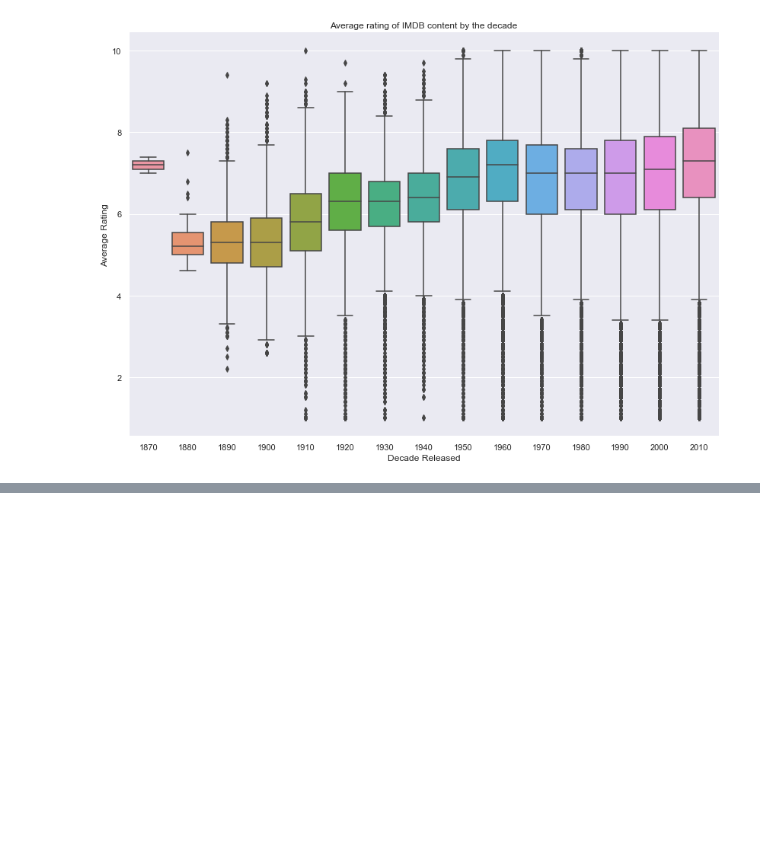
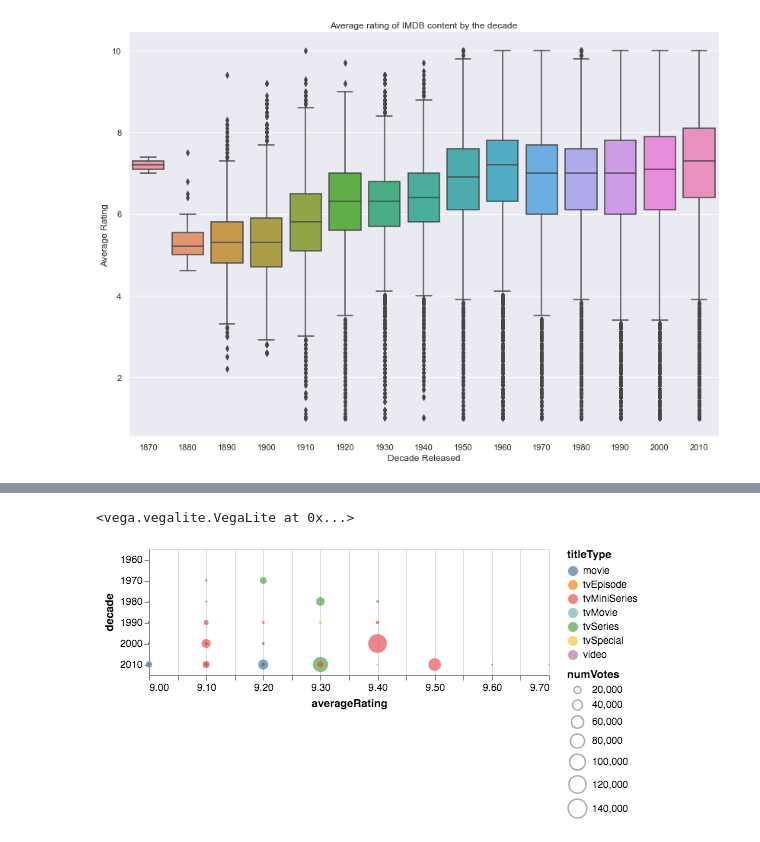
Before and after one commit to sarthakbatragatech/MovieViz, a Jupyter notebook: master.ipynb, the cells around one changed output, grey strips where cells are left out. Cells and saved outputs as stored; diff of their text form; code cells hidden in the pictures; blank space fills up the shorter version.

```diff
--- a/master.ipynb
+++ b/master.ipynb
@@ -102,0 +143,13 @@ plt.show('g')
+# %%
+perfect_documentaries = top_documentaries[top_documentaries['averageRating'] >= 9.0]
+# %%
+alt.Chart(perfect_documentaries).mark_circle().encode(
+    alt.X('averageRating:Q', scale=alt.Scale(zero=False)),
+    alt.Y('decade:O'),
+    color=('titleType'),
+    size=('numVotes'),
+    tooltip=['primaryTitle']
+)
+# %% [output]
+<vega.vegalite.VegaLite at 0x...>
+[figure, added]
```
Also changed, not shown: parts of 15 cells of this notebook, 1 other file.
